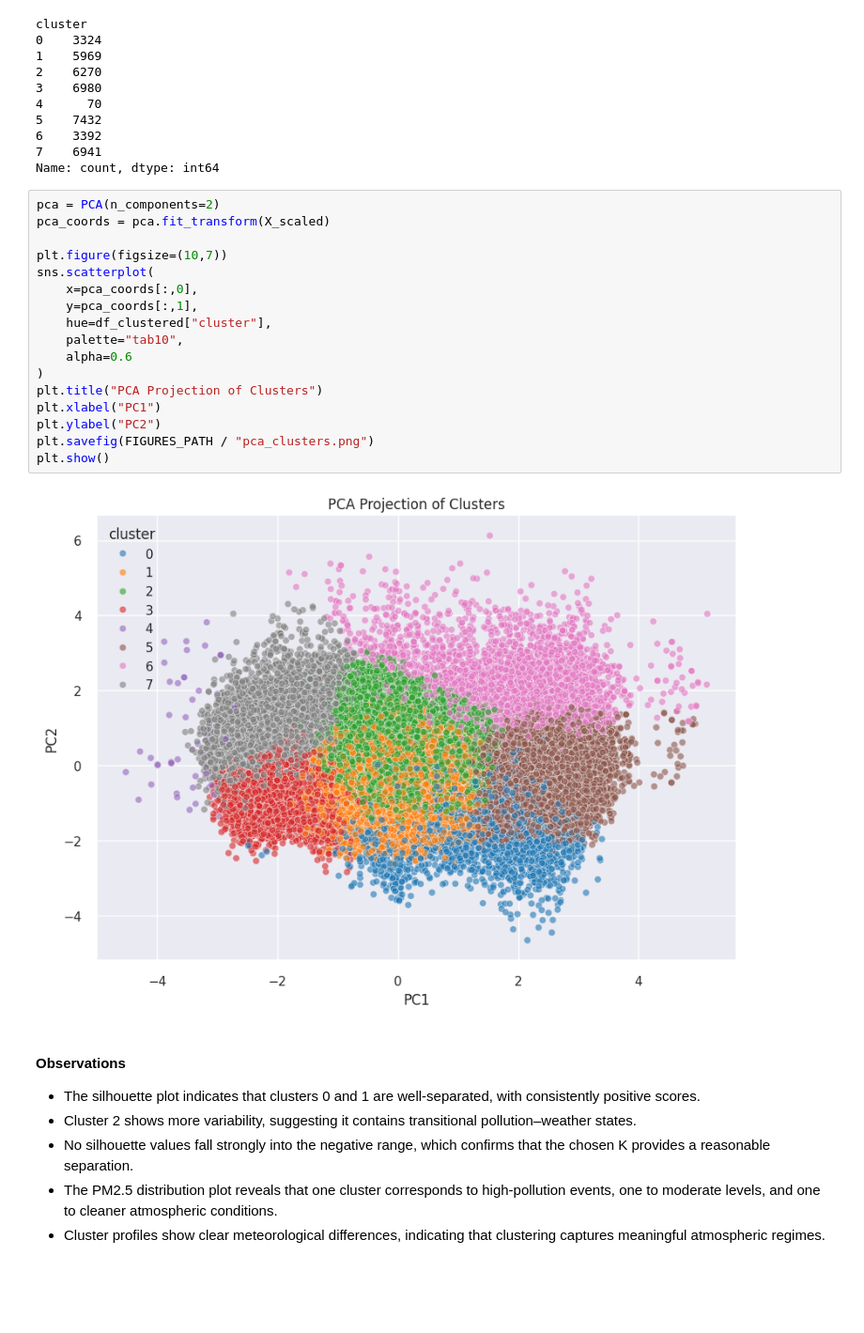
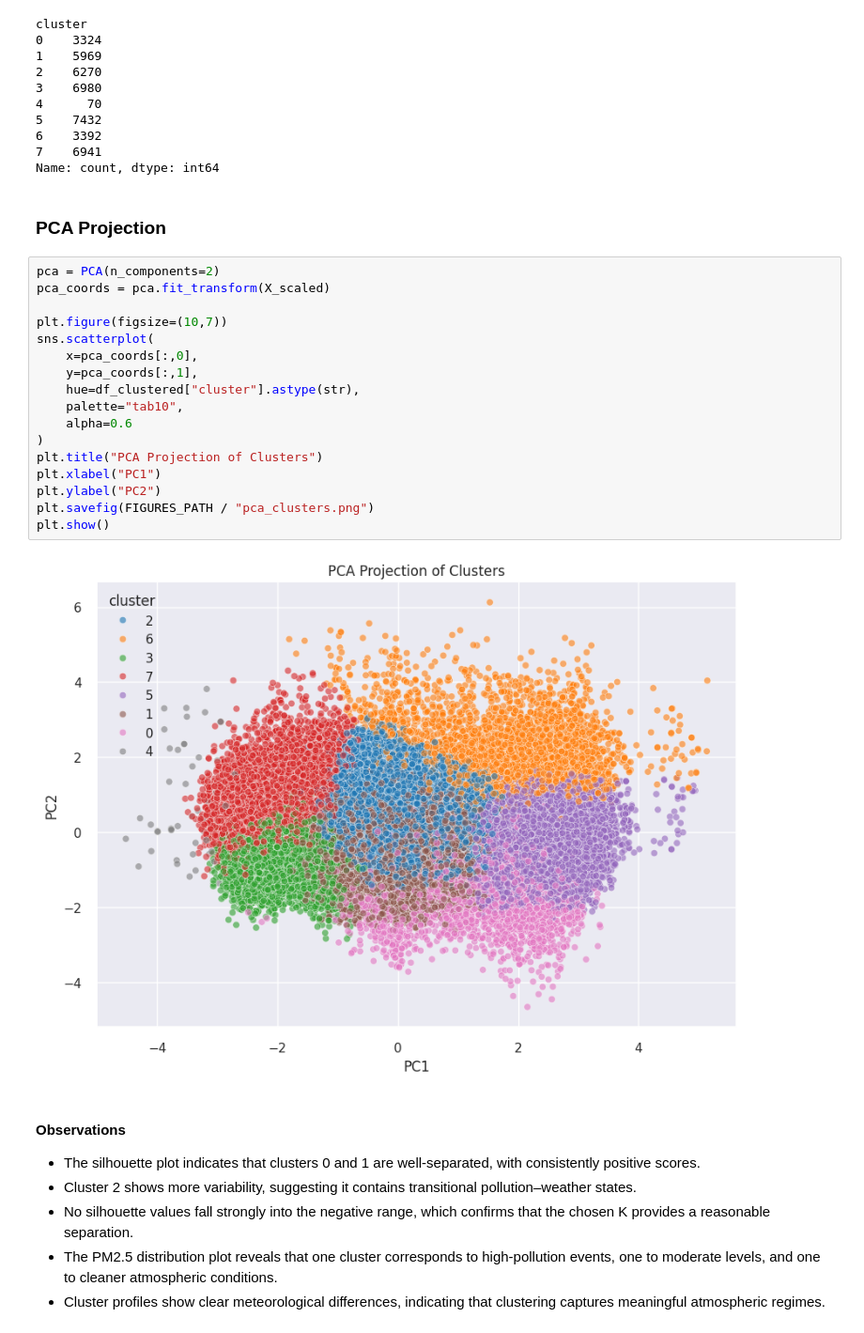
Before and after one commit to RSE1982/beijing-air-quality, a Jupyter notebook: notebooks/10_clustering.ipynb, the cells around one changed output. Shown: that part at 94% size. Cells and saved outputs as stored; diff of their text form; blank space fills up the shorter version.

Commit message:
fix: minor improvements to clustering notebook.

```diff
--- a/notebooks/10_clustering.ipynb
+++ b/notebooks/10_clustering.ipynb
@@ -362,25 +366,27 @@ cluster
 6    3392
 7    6941
 Name: count, dtype: int64
+# %% [markdown]
+### PCA Projection
 # %%
 pca = PCA(n_components=2)
 pca_coords = pca.fit_transform(X_scaled)
 
 plt.figure(figsize=(10,7))
 sns.scatterplot(
     x=pca_coords[:,0],
     y=pca_coords[:,1],
-    hue=df_clustered["cluster"],
+    hue=df_clustered["cluster"].astype(str),
     palette="tab10",
     alpha=0.6
 )
 plt.title("PCA Projection of Clusters")
 plt.xlabel("PC1")
 plt.ylabel("PC2")
 plt.savefig(FIGURES_PATH / "pca_clusters.png")
 plt.show()
 # %% [output]
-[figure, old version]
+[figure, new version]
 # %% [markdown]
 #### Observations
 
```
Also changed, not shown: parts of 4 cells of this notebook, 3 other files.
